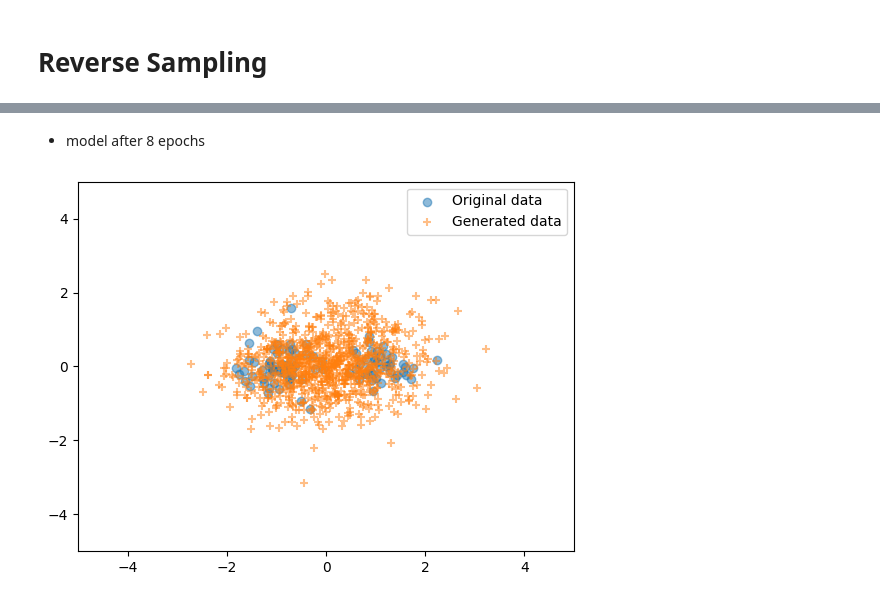
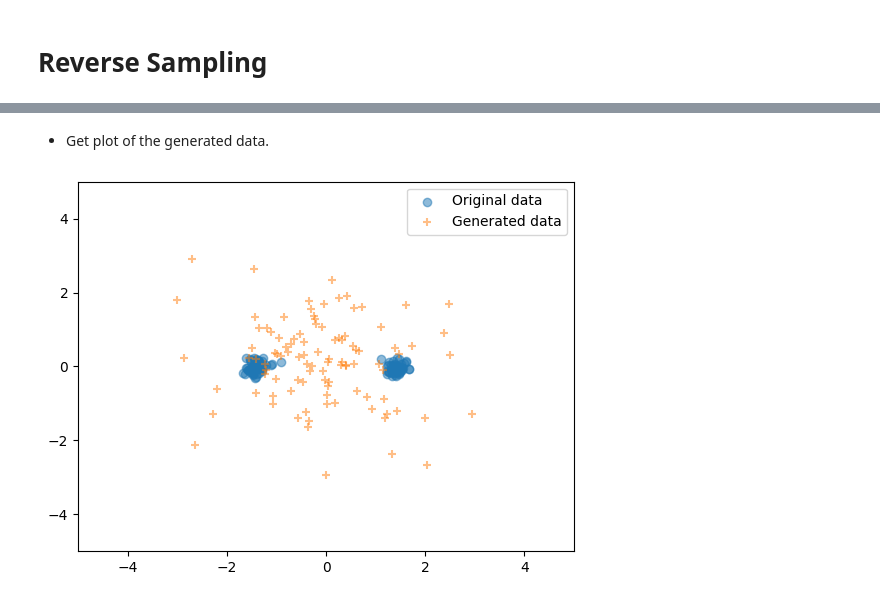
Before and after one commit to darioShar/PDMP, a Jupyter notebook: experiments_and_tracking.ipynb, the cells around one changed output, grey strips where cells are left out. Cells and saved outputs as stored; diff of their text form; code cells hidden in the pictures.

Commit message:
fix - plot generated data

```diff
--- a/experiments_and_tracking.ipynb
+++ b/experiments_and_tracking.ipynb
@@ -305,8 +317,9 @@ gen_model.animation(generated_data_name = 'check')
 # %% [markdown]
-* model after 8 epochs
+* Get plot of the generated data.
 # %%
 lims = 5
+gen_model.samples = chain[-1, :, :, :2].squeeze(-2) # get the last position of every sample, remove channel dimension
 gen_model.get_plot(limit_nb_orig_data = 100, # number of original data to plot
                    xlim = (-lims, lims), ylim = (-lims, lims))
 # %% [output]
-[figure, old version]
+[figure, new version]
```
Also changed, not shown: parts of 14 cells of this notebook, 1 other file.
